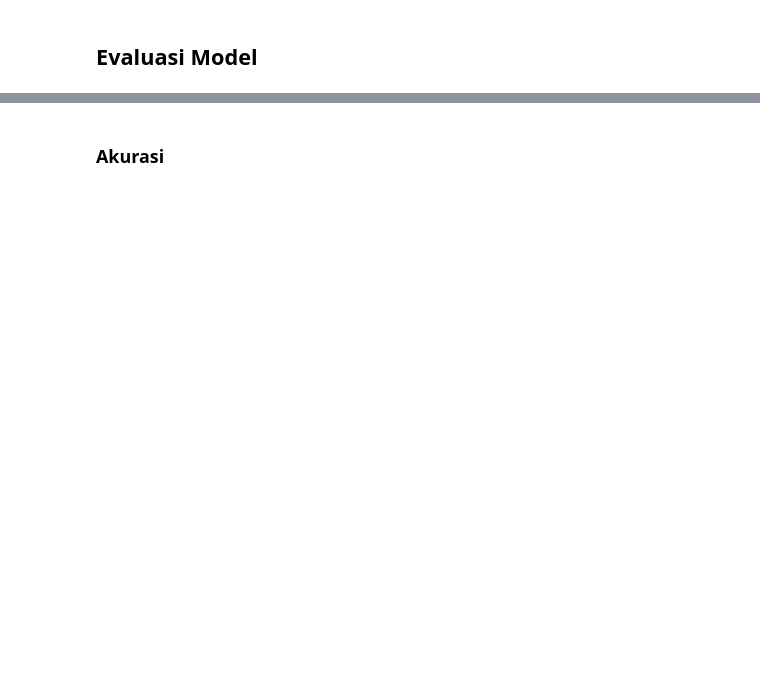
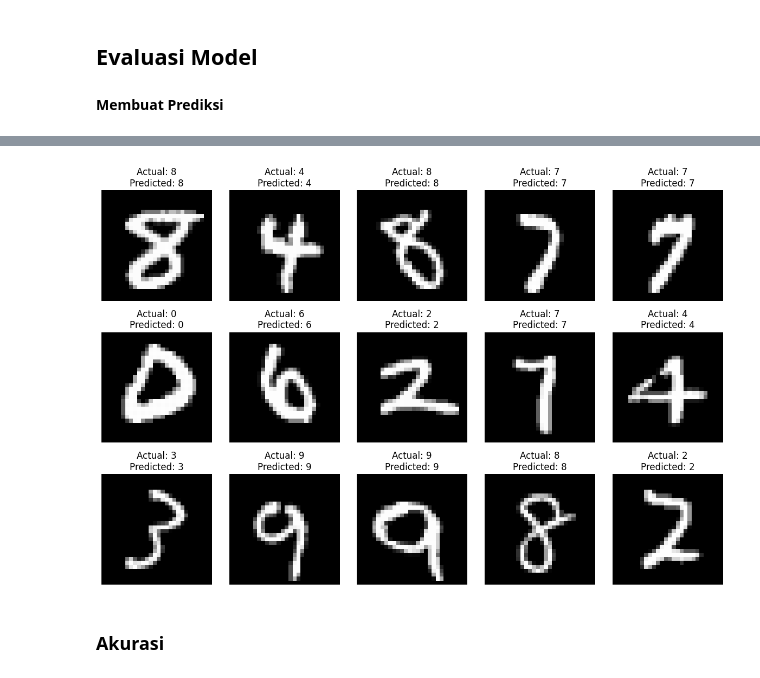
Before and after one commit to zhrnnsw/Machine-Learning, a Jupyter notebook: week-9/Praktikum Pertemuan 9.ipynb, the cells around one changed output, grey strips where cells are left out. Saved outputs shown, nothing was run; the diff lists cells and outputs as text; code cells hidden in the pictures; blank space fills up the shorter version.

Commit message:
Membuat visualisasi presiksi

```diff
--- a/week-9/Praktikum Pertemuan 9.ipynb
+++ b/week-9/Praktikum Pertemuan 9.ipynb
@@ -393,7 +392,7 @@ images /= 255.0
 # %% [markdown]
 ## **Split Data**
 # %%
-train_images, test_images, train_labFls, test_labels = train_test_split(images, labels, test_size=0.2, random_state=42)
+X_train, X_test, y_train, y_test = train_test_split(X, y, test_size=0.2, random_state=42)
 # %% [markdown]
 ### **Ektraksi Fitur**
 # %%
@@ -402,10 +401,10 @@ n_components = 200  # Ubah sesuai dengan kebutuhan Anda
 pca = PCA(n_components=n_components)
 
 # Fit-transform pada data pelatihan
-train_images= pca.fit_transform(train_images)
+X_train_pca= pca.fit_transform(X_train)
 
 # Transformasi data pengujian
-test_images = pca.transform(test_images)
+X_test_pca = pca.transform(X_test)
 # %% [markdown]
 ## **Arsitektur Model ANN**
 # %%
@@ -419,6 +418,9 @@ model = models.Sequential([
 # %% [markdown]
 ## **Kompilasi Model**
 # %%
-model.compile(optimizer='adam',
+learning_rate = 0.001
+optimizer = Adam(learning_rate=learning_rate)
+
+model.compile(optimizer=optimizer,
               loss='sparse_categorical_crossentropy',
               metrics=['accuracy'])
@@ -425,5 +447,5 @@ model.compile(optimizer='adam',
 # %% [markdown]
 ## **Training Model**
 # %%
-history = model.fit(train_images, train_labels, epochs=25, validation_split=0.2)
+history = model.fit(X_train_pca, y_train, epochs=20, validation_split=0.2)
 # %% [output]
@@ -474,2 +496,37 @@ Validation Accuracy:
 # %% [markdown]
 ## **Evaluasi Model**
+# %% [markdown]
+**Membuat Prediksi**
+# %%
+# Membuat prediksi pada data pengujian
+predictions = model.predict(X_test_pca)
+y_pred = np.argmax(predictions, axis=1)
+
+# Menampilkan beberapa contoh hasil prediksi
+num_examples_to_show = 15  # Ubah sesuai kebutuhan
+
+# Mengatur tata letak subplot menjadi 3 baris dan 5 kolom (3x5)
+fig, axes = plt.subplots(3, 5, figsize=(12, 8))
+fig.subplots_adjust(hspace=0.5)
+
+for i in range(num_examples_to_show):
+    sample_image = X_test.iloc[i].values
+    actual_label = y_test.iloc[i]
+    predicted_label = y_pred[i]
+
+    # Menampilkan gambar di subplot yang sesuai
+    ax = axes[i // 5, i % 5]
+    ax.imshow(sample_image.reshape(28, 28), cmap='gray')
+
+    # Memeriksa apakah label sesuai
+    if actual_label == predicted_label:
+        title_color = 'black'
+    else:
+        title_color = 'red'
+
+    ax.set_title(f"Actual: {actual_label}\nPredicted: {predicted_label}")
+    ax.axis('off')
+
+plt.tight_layout()
+plt.show()
+# %% [output]
@@ -476,3 +534,4 @@ Validation Accuracy:
+[figure, added]
 # %% [markdown]
 ### **Akurasi**
 # %%
```
Also changed, not shown: parts of 11 cells of this notebook.
